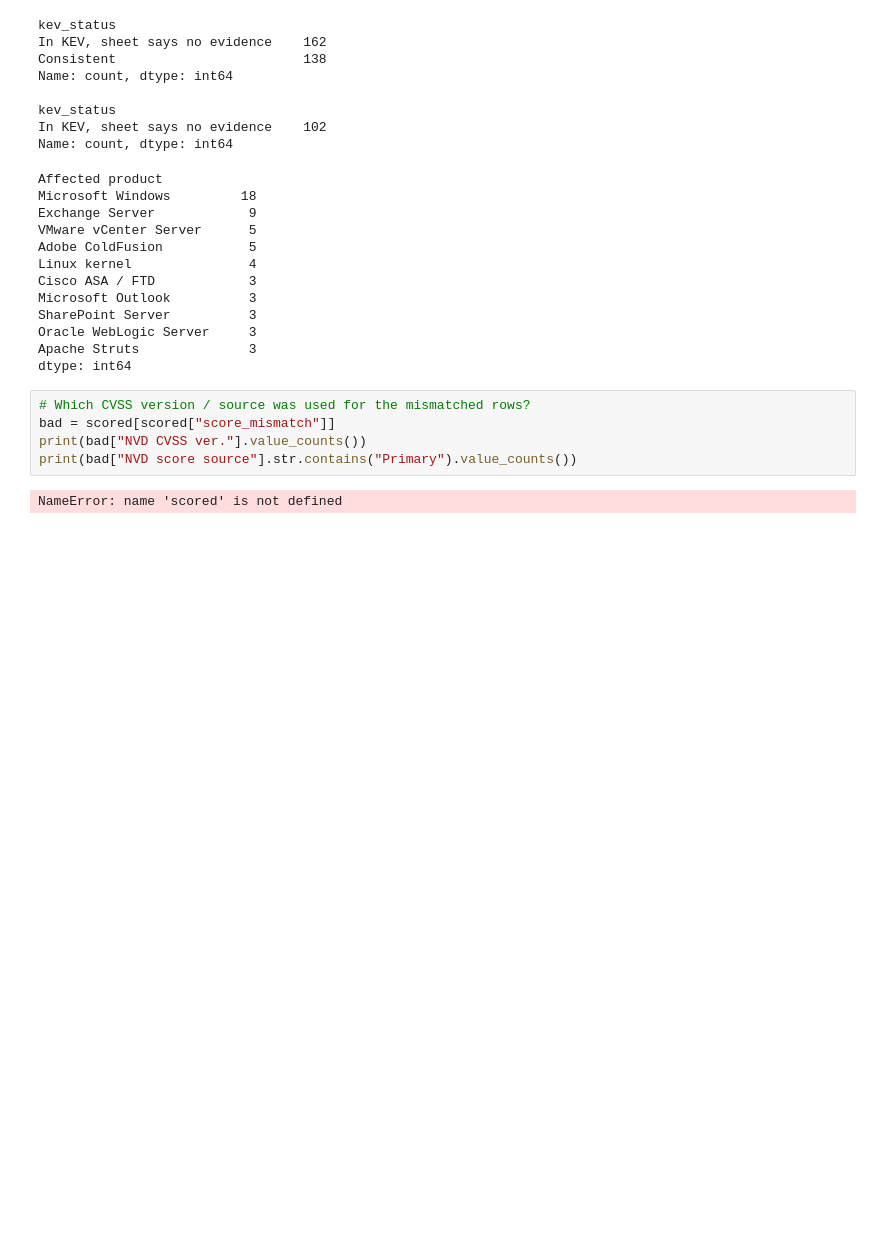
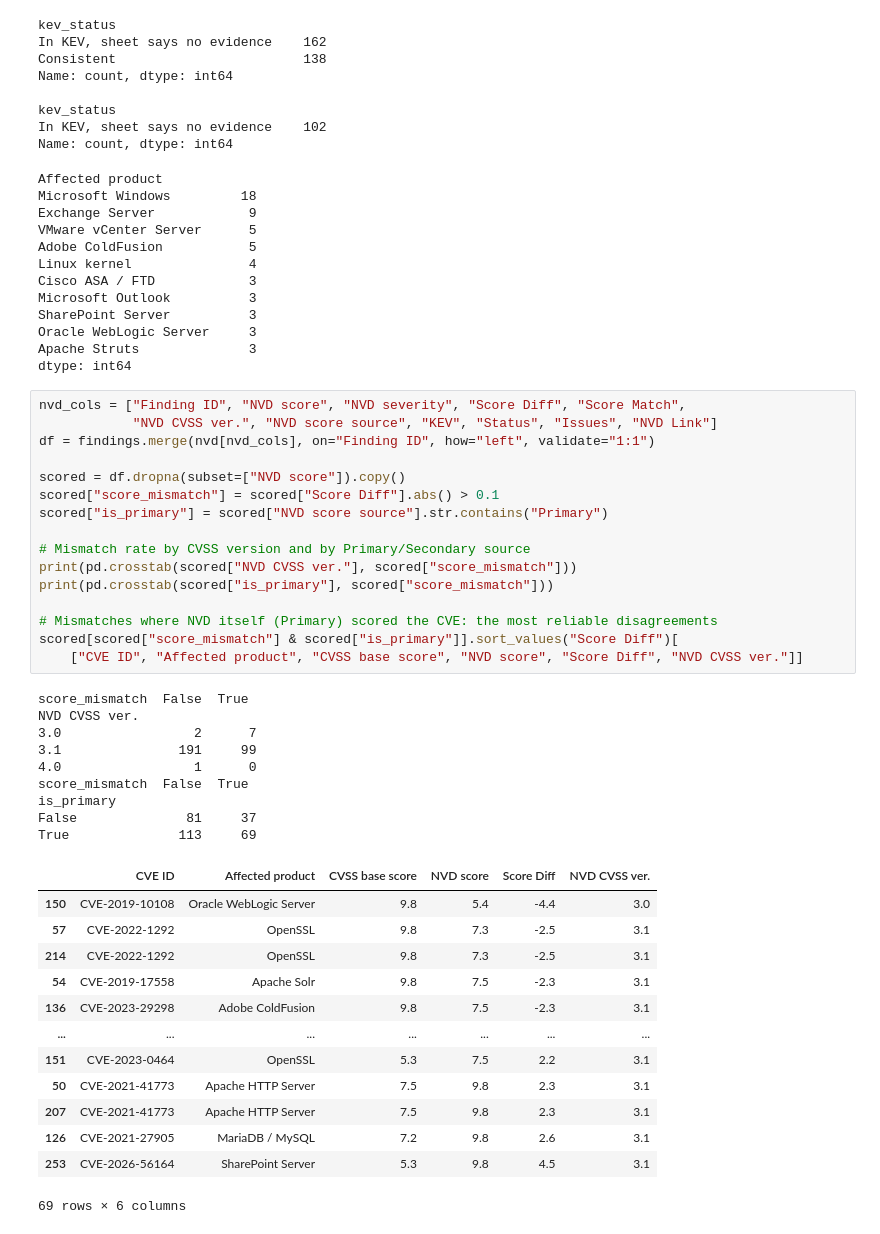
Before and after one commit to Awcueid/CIS-6560-02, a Jupyter notebook: 01_EDA.ipynb, the cells around one changed output. Cells and saved outputs as stored; diff of their text form; blank space fills up the shorter version.

```diff
--- a/01_EDA.ipynb
+++ b/01_EDA.ipynb
@@ -311,10 +291,42 @@ SharePoint Server          3
 Oracle WebLogic Server     3
 Apache Struts              3
 dtype: int64
-# %%
-# Which CVSS version / source was used for the mismatched rows?
-bad = scored[scored["score_mismatch"]]
-print(bad["NVD CVSS ver."].value_counts())
-print(bad["NVD score source"].str.contains("Primary").value_counts())
-# %% [output]
-NameError: name 'scored' is not defined
+# %%
+nvd_cols = ["Finding ID", "NVD score", "NVD severity", "Score Diff", "Score Match",
+            "NVD CVSS ver.", "NVD score source", "KEV", "Status", "Issues", "NVD Link"]
+df = findings.merge(nvd[nvd_cols], on="Finding ID", how="left", validate="1:1")
+
+scored = df.dropna(subset=["NVD score"]).copy()
+scored["score_mismatch"] = scored["Score Diff"].abs() > 0.1
+scored["is_primary"] = scored["NVD score source"].str.contains("Primary")
+
+# Mismatch rate by CVSS version and by Primary/Secondary source
+print(pd.crosstab(scored["NVD CVSS ver."], scored["score_mismatch"]))
+print(pd.crosstab(scored["is_primary"], scored["score_mismatch"]))
+
+# Mismatches where NVD itself (Primary) scored the CVE: the most reliable disagreements
+scored[scored["score_mismatch"] & scored["is_primary"]].sort_values("Score Diff")[
+    ["CVE ID", "Affected product", "CVSS base score", "NVD score", "Score Diff", "NVD CVSS ver."]]
+# %% [output]
+score_mismatch  False  True
+NVD CVSS ver.
+3.0                 2      7
+3.1               191     99
+4.0                 1      0
+score_mismatch  False  True
+is_primary
+False              81     37
+True              113     69
+|  | CVE ID | Affected product | CVSS base score | NVD score | Score Diff | NVD CVSS ver. |
+| 150 | CVE-2019-10108 | Oracle WebLogic Server | 9.8 | 5.4 | -4.4 | 3.0 |
+| 57 | CVE-2022-1292 | OpenSSL | 9.8 | 7.3 | -2.5 | 3.1 |
+| 214 | CVE-2022-1292 | OpenSSL | 9.8 | 7.3 | -2.5 | 3.1 |
+| 54 | CVE-2019-17558 | Apache Solr | 9.8 | 7.5 | -2.3 | 3.1 |
+| 136 | CVE-2023-29298 | Adobe ColdFusion | 9.8 | 7.5 | -2.3 | 3.1 |
+| ... | ... | ... | ... | ... | ... | ... |
+| 151 | CVE-2023-0464 | OpenSSL | 5.3 | 7.5 | 2.2 | 3.1 |
+| 50 | CVE-2021-41773 | Apache HTTP Server | 7.5 | 9.8 | 2.3 | 3.1 |
+| 207 | CVE-2021-41773 | Apache HTTP Server | 7.5 | 9.8 | 2.3 | 3.1 |
+| 126 | CVE-2021-27905 | MariaDB / MySQL | 7.2 | 9.8 | 2.6 | 3.1 |
+| 253 | CVE-2026-56164 | SharePoint Server | 5.3 | 9.8 | 4.5 | 3.1 |
+69 rows × 6 columns
```
Also changed, not shown: parts of 6 cells of this notebook, 30 other files.
